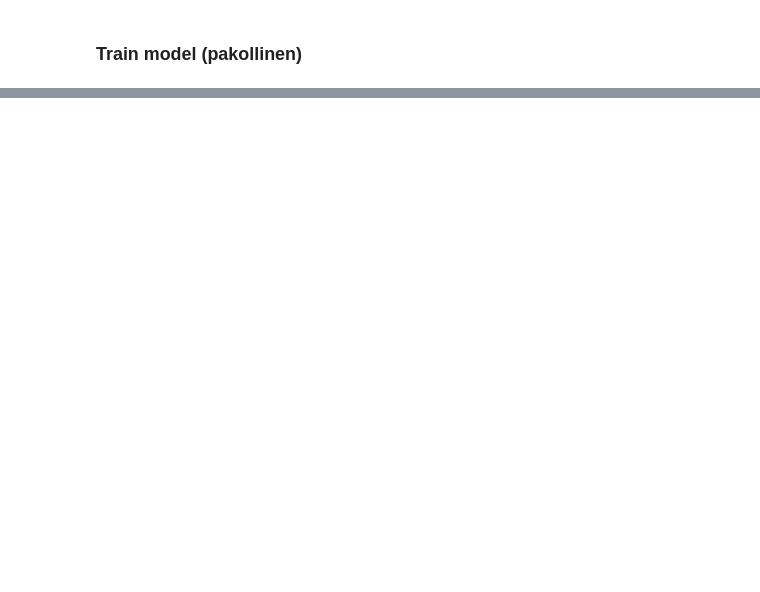
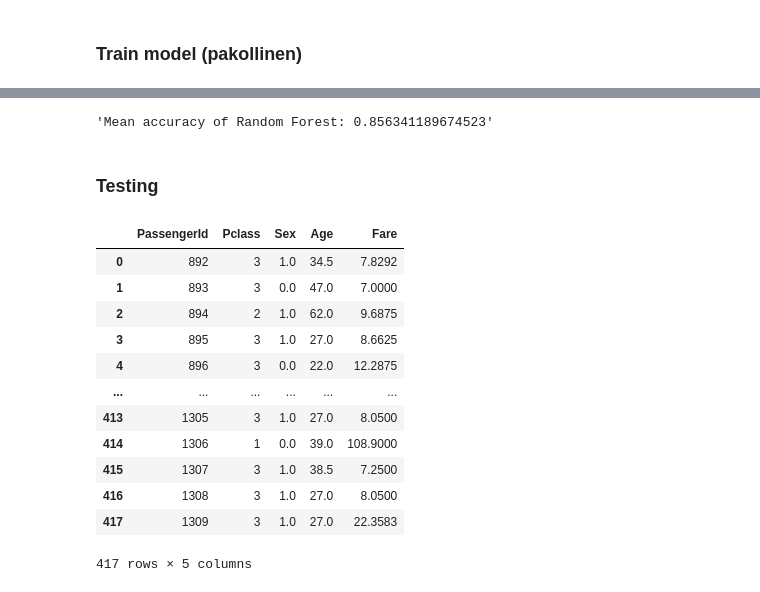
Before and after one commit to JKottonen/titanic-machine-learning-assignment, a Jupyter notebook: Titanic_Teamwork.ipynb, the cells around one changed output, grey strips where cells are left out. Drawn from its saved outputs; the diff is of its cells as text; code cells hidden in the pictures; blank space fills up the shorter version.

```diff
--- a/Titanic_Teamwork.ipynb
+++ b/Titanic_Teamwork.ipynb
@@ -336,3 +320,5 @@ test_data.drop(152)
+# %%
+test_data = test_data.drop(152)
 # %% [markdown]
 ### Train model (pakollinen)
 # %%
@@ -340,0 +361,32 @@ test_data.drop(152)
+# %%
+# Training data features, skip the first column 'Survived'
+train_features = train_data2[:, 1:]
+
+# 'Survived' column values
+train_target = train_data2[:, 0]
+
+# Fit the model to our training data
+clf = clf.fit(train_features, train_target)
+score = clf.score(train_features, train_target)
+"Mean accuracy of Random Forest: {0}".format(score)
+# %% [output]
+'Mean accuracy of Random Forest: 0.856341189674523'
+# %% [markdown]
+### Testing
+# %%
+df_test = test_data.drop(['Name', 'SibSp', 'Parch', 'Embarked', 'Ticket'], axis=1)
+df_test
+# %% [output]
+|  | PassengerId | Pclass | Sex | Age | Fare |
+| 0 | 892 | 3 | 1.0 | 34.5 | 7.8292 |
+| 1 | 893 | 3 | 0.0 | 47.0 | 7.0000 |
+| 2 | 894 | 2 | 1.0 | 62.0 | 9.6875 |
+| 3 | 895 | 3 | 1.0 | 27.0 | 8.6625 |
+| 4 | 896 | 3 | 0.0 | 22.0 | 12.2875 |
+| ... | ... | ... | ... | ... | ... |
+| 413 | 1305 | 3 | 1.0 | 27.0 | 8.0500 |
+| 414 | 1306 | 1 | 0.0 | 39.0 | 108.9000 |
+| 415 | 1307 | 3 | 1.0 | 38.5 | 7.2500 |
+| 416 | 1308 | 3 | 1.0 | 27.0 | 8.0500 |
+| 417 | 1309 | 3 | 1.0 | 27.0 | 22.3583 |
+417 rows × 5 columns
```
Also changed, not shown: parts of 42 cells of this notebook.
